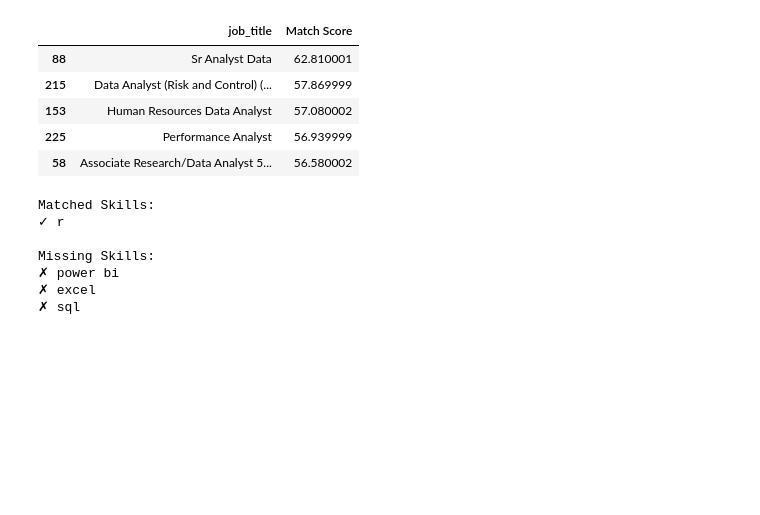
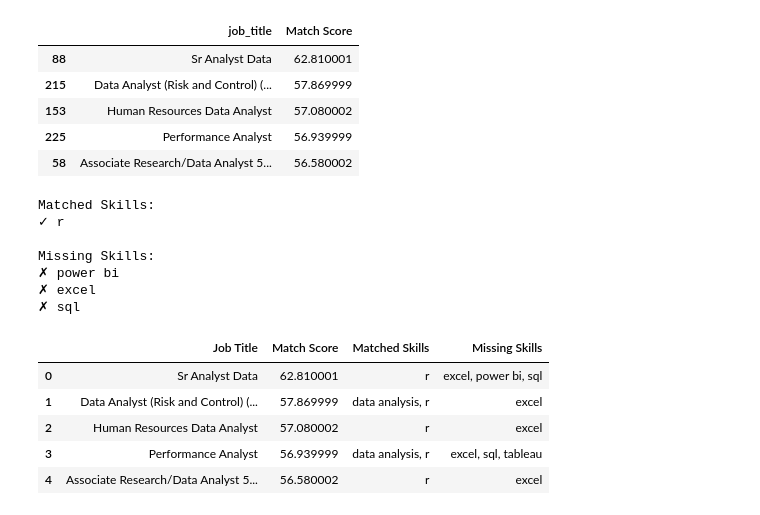
Before and after one commit to Savindi2002/CV-Analyzer-Job-Matching, a Jupyter notebook: CV_Analyzer.ipynb, the cells around one changed output. Saved outputs shown, nothing was run; the diff lists cells and outputs as text; code cells hidden in the pictures; blank space fills up the shorter version.

```diff
--- a/CV_Analyzer.ipynb
+++ b/CV_Analyzer.ipynb
@@ -951,3 +951,54 @@ Missing Skills:
 ✗ power bi
 ✗ excel
 ✗ sql
+# %%
+def analyze_cv(resume_index, top_n=5):
+
+    scores = cv_job_similarity[resume_index]
+
+    top_indices = scores.argsort()[-top_n:][::-1]
+
+    candidate_skills = set(
+        resume_df.iloc[resume_index]['skills']
+    )
+
+    results = []
+
+    for job_index in top_indices:
+
+        job_skills = set(
+            job_df.iloc[job_index]['required_skills']
+        )
+
+        matched = candidate_skills.intersection(
+            job_skills
+        )
+
+        missing = job_skills.difference(
+            candidate_skills
+        )
+
+        results.append({
+            'Job Title':
+                job_df.iloc[job_index]['job_title'],
+
+            'Match Score':
+                round(scores[job_index] * 100, 2),
+
+            'Matched Skills':
+                ', '.join(sorted(matched)),
+
+            'Missing Skills':
+                ', '.join(sorted(missing))
+        })
+
+    return pd.DataFrame(results)
+# %%
+analyze_cv(0)
+# %% [output]
+|  | Job Title | Match Score | Matched Skills | Missing Skills |
+| 0 | Sr Analyst Data | 62.810001 | r | excel, power bi, sql |
+| 1 | Data Analyst (Risk and Control) (... | 57.869999 | data analysis, r | excel |
+| 2 | Human Resources Data Analyst | 57.080002 | r | excel |
+| 3 | Performance Analyst | 56.939999 | data analysis, r | excel, sql, tableau |
+| 4 | Associate Research/Data Analyst 5... | 56.580002 | r | excel |
```
Also changed, not shown: parts of 1 cell of this notebook.
